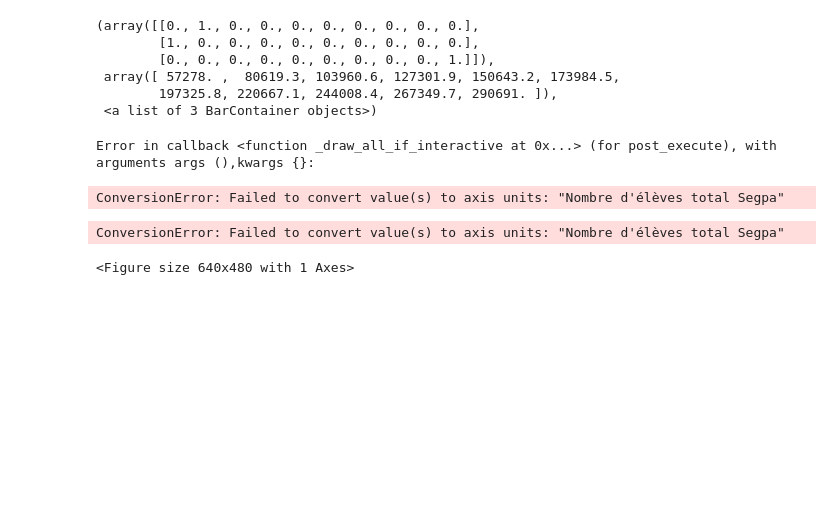
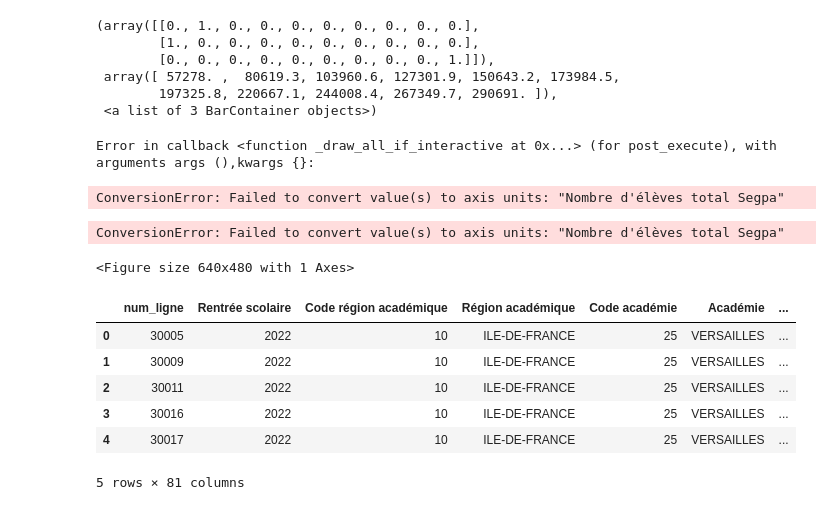
Before and after one commit to margotlafond/projet-info, a Jupyter notebook: analyse_data1.ipynb, the cells around one changed output. Saved outputs shown, nothing was run; the diff lists cells and outputs as text; code cells hidden in the pictures; blank space fills up the shorter version.

```diff
--- a/analyse_data1.ipynb
+++ b/analyse_data1.ipynb
@@ -66,3 +66,16 @@ Error in callback <function _draw_all_if_interactive at 0x...> (for post_execute
 ConversionError: Failed to convert value(s) to axis units: "Nombre d'élèves total Segpa"
 ConversionError: Failed to convert value(s) to axis units: "Nombre d'élèves total Segpa"
 <Figure size 640x480 with 1 Axes>
+# %%
+#création nouvelle colonne Christelle pour pouvoir travailler sur la taille du collège
+
+df['taille']=pd.cut(df["Nombre d'élèves total"], bins=[0,100,300,500,10000,100000], labels=['très petit','petit','moyen','grand','très grand'])
+df.head(5)
+# %% [output]
+|  | num_ligne | Rentrée scolaire | Code région académique | Région académique | Code académie | Académie | ... |
+| 0 | 30005 | 2022 | 10 | ILE-DE-FRANCE | 25 | VERSAILLES | ... |
+| 1 | 30009 | 2022 | 10 | ILE-DE-FRANCE | 25 | VERSAILLES | ... |
+| 2 | 30011 | 2022 | 10 | ILE-DE-FRANCE | 25 | VERSAILLES | ... |
+| 3 | 30016 | 2022 | 10 | ILE-DE-FRANCE | 25 | VERSAILLES | ... |
+| 4 | 30017 | 2022 | 10 | ILE-DE-FRANCE | 25 | VERSAILLES | ... |
+5 rows × 81 columns
```
Also changed, not shown: parts of 4 cells of this notebook.
